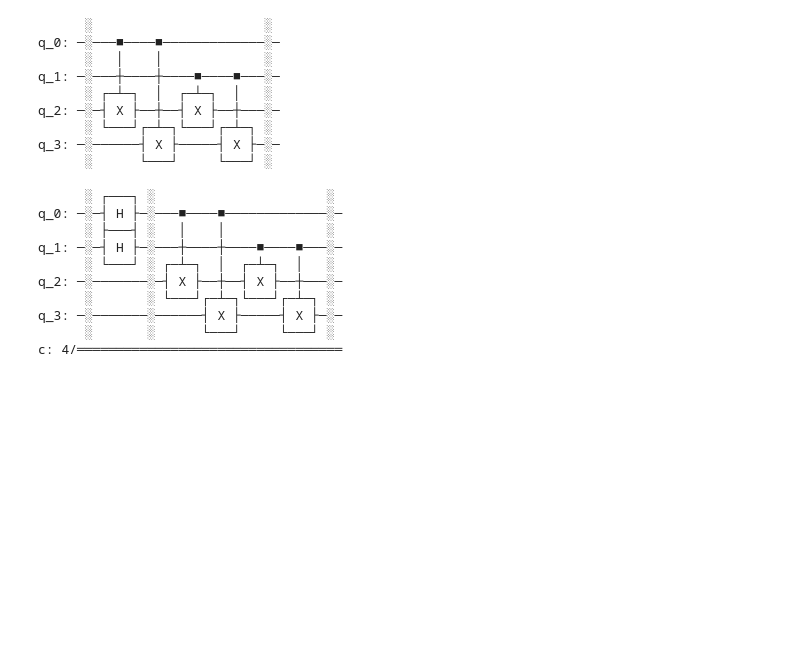
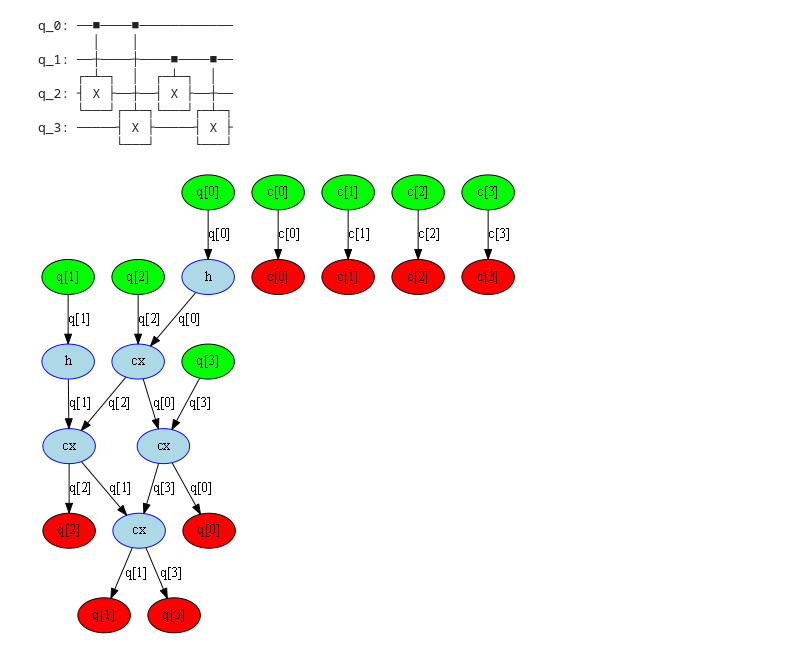
Before and after one commit to arpan0317/pgmpy, a Jupyter notebook: Notebooks/SimonAlg.ipynb, the cells around one changed output. Cells and saved outputs as stored; diff of their text form; code cells hidden in the pictures; blank space fills up the shorter version.

```diff
--- a/Notebooks/SimonAlg.ipynb
+++ b/Notebooks/SimonAlg.ipynb
@@ -18,6 +16,10 @@ from qiskit import QuantumCircuit, assemble, transpile
 from qiskit.visualization import plot_histogram
 import qiskit.quantum_info as qi
 
+from qiskit.dagcircuit import DAGCircuit
+from qiskit.converters import circuit_to_dag
+from qiskit.visualization import dag_drawer
+
 # set the length of the n-bit input string.
 
 n = 2
@@ -25,42 +27,35 @@ m = 2
 
 # Construct the oracle
 oracle = QuantumCircuit(n+m)
-oracle.barrier()
+#oracle.barrier()
 oracle.cx(0,2)
 oracle.cx(0,3)
 oracle.cx(1,2)
 oracle.cx(1,3)
-oracle.barrier()
+#oracle.barrier()
 oracle.draw()
 # %% [output]
-      ░                      ░
-q_0: ─░───■────■─────────────░─
-      ░   │    │             ░
-q_1: ─░───┼────┼────■────■───░─
-      ░ ┌─┴─┐  │  ┌─┴─┐  │   ░
-q_2: ─░─┤ X ├──┼──┤ X ├──┼───░─
-      ░ └───┘┌─┴─┐└───┘┌─┴─┐ ░
-q_3: ─░──────┤ X ├─────┤ X ├─░─
-      ░      └───┘     └───┘ ░
+q_0: ──■────■────────────
+       │    │
+q_1: ──┼────┼────■────■──
+     ┌─┴─┐  │  ┌─┴─┐  │
+q_2: ┤ X ├──┼──┤ X ├──┼──
+     └───┘┌─┴─┐└───┘┌─┴─┐
+q_3: ─────┤ X ├─────┤ X ├
+          └───┘     └───┘
 # %%
 # The next 3 cells show the construction of the entire circuit
 simonAlg = QuantumCircuit(n+m,n+m)
-simonAlg.barrier()
+#simonAlg.barrier()
 for qubit in range(n):
     simonAlg.h(qubit)
 simonAlg += oracle
 simonAlg.draw()
+
+dag = circuit_to_dag(simonAlg)
+dag_drawer(dag)
 # %% [output]
-      ░ ┌───┐ ░                      ░
-q_0: ─░─┤ H ├─░───■────■─────────────░─
-      ░ ├───┤ ░   │    │             ░
-q_1: ─░─┤ H ├─░───┼────┼────■────■───░─
-      ░ └───┘ ░ ┌─┴─┐  │  ┌─┴─┐  │   ░
-q_2: ─░───────░─┤ X ├──┼──┤ X ├──┼───░─
-      ░       ░ └───┘┌─┴─┐└───┘┌─┴─┐ ░
-q_3: ─░───────░──────┤ X ├─────┤ X ├─░─
-      ░       ░      └───┘     └───┘ ░
-c: 4/══════════════════════════════════
+[figure, added]
 # %%
 for qubit in range(n):
     simonAlg.h(qubit)
```
Also changed, not shown: parts of 7 cells of this notebook.
